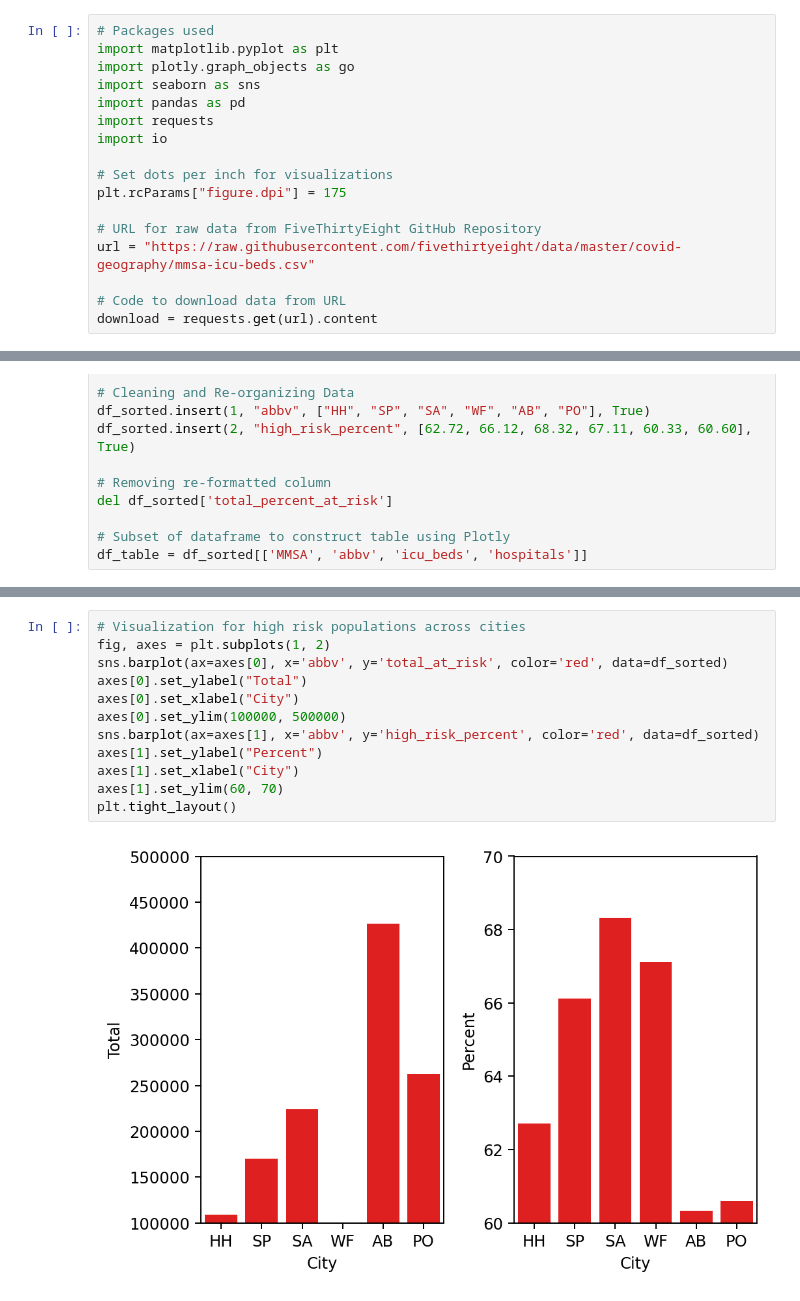
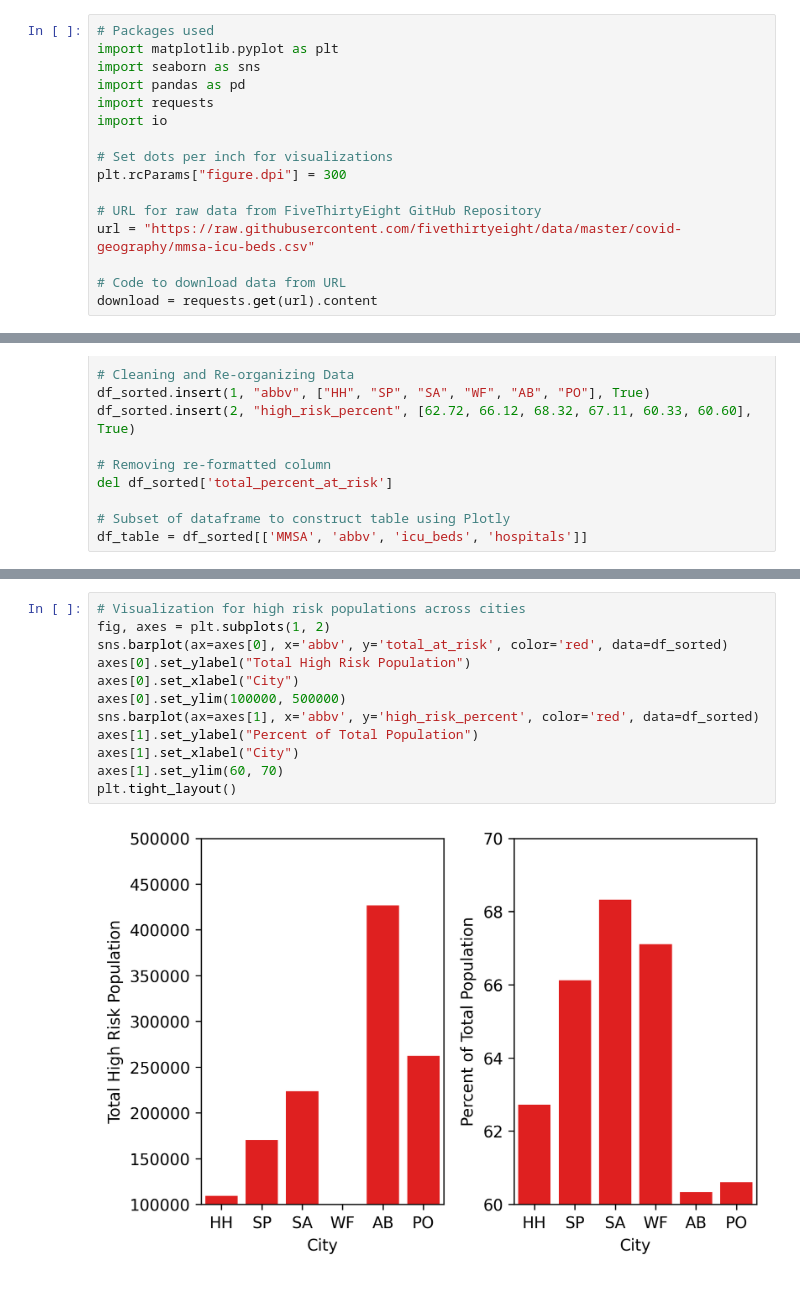
Before and after one commit to CJTAYL/.github.io, a Jupyter notebook: COVID_19_Analysis.ipynb, the cells around one changed output, grey strips where cells are left out. Cells and saved outputs as stored; diff of their text form.

```diff
--- a/COVID_19_Analysis.ipynb
+++ b/COVID_19_Analysis.ipynb
@@ -9,14 +13,13 @@ https://fivethirtyeight.com/features/how-one-high-risk-community-in-rural-south-
 # %%
 # Packages used
 import matplotlib.pyplot as plt
-import plotly.graph_objects as go
 import seaborn as sns
 import pandas as pd
 import requests
 import io
 
 # Set dots per inch for visualizations
-plt.rcParams["figure.dpi"] = 175
+plt.rcParams["figure.dpi"] = 300
 
 # URL for raw data from FiveThirtyEight GitHub Repository
 url = "https://raw.githubusercontent.com/fivethirtyeight/data/master/covid-geography/mmsa-icu-beds.csv"
@@ -60,15 +48,15 @@ fig.show()
 # %%
 # Visualization for high risk populations across cities
 fig, axes = plt.subplots(1, 2)
 sns.barplot(ax=axes[0], x='abbv', y='total_at_risk', color='red', data=df_sorted)
-axes[0].set_ylabel("Total")
+axes[0].set_ylabel("Total High Risk Population")
 axes[0].set_xlabel("City")
 axes[0].set_ylim(100000, 500000)
 sns.barplot(ax=axes[1], x='abbv', y='high_risk_percent', color='red', data=df_sorted)
-axes[1].set_ylabel("Percent")
+axes[1].set_ylabel("Percent of Total Population")
 axes[1].set_xlabel("City")
 axes[1].set_ylim(60, 70)
 plt.tight_layout()
 # %% [output]
-[figure, old version]
+[figure, new version]
 # %%
```
Also changed, not shown: parts of 4 cells of this notebook.
